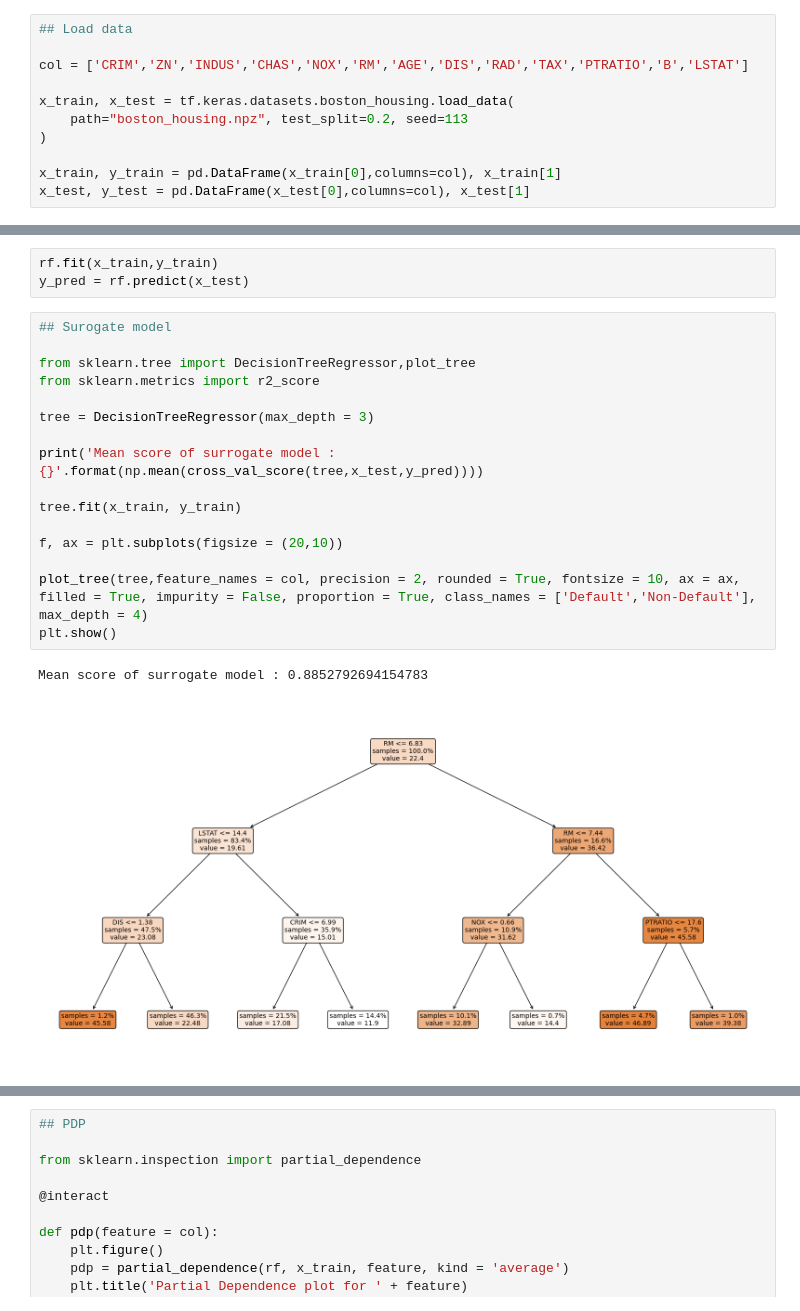
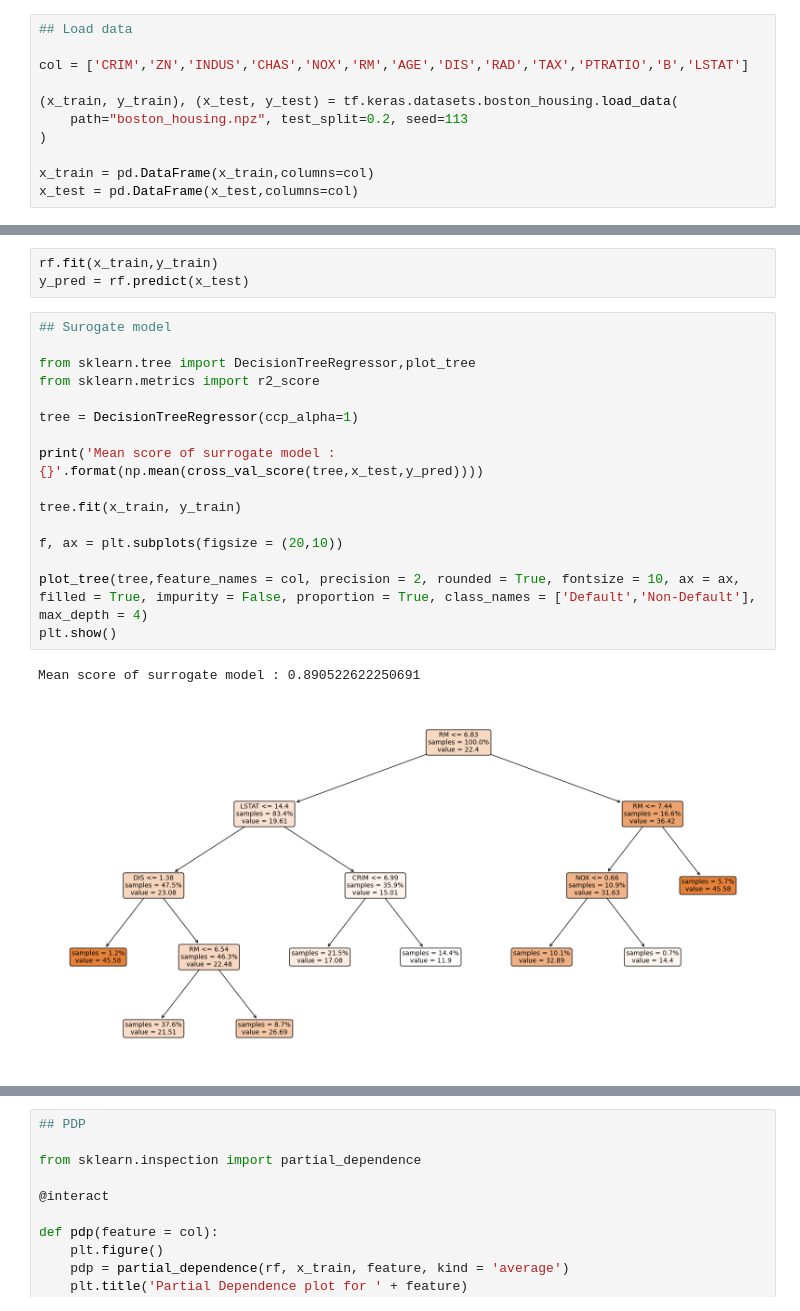
Before and after one commit to alexis-violeau/Explanability, a Jupyter notebook: notebook_test.ipynb, the cells around one changed output, grey strips where cells are left out. Drawn from its saved outputs; the diff is of its cells as text.

```diff
--- a/notebook_test.ipynb
+++ b/notebook_test.ipynb
@@ -12,12 +12,12 @@ from ipywidgets import interact, interact_manual
 
 col = ['CRIM','ZN','INDUS','CHAS','NOX','RM','AGE','DIS','RAD','TAX','PTRATIO','B','LSTAT']
 
-x_train, x_test = tf.keras.datasets.boston_housing.load_data(
+(x_train, y_train), (x_test, y_test) = tf.keras.datasets.boston_housing.load_data(
     path="boston_housing.npz", test_split=0.2, seed=113
 )
 
-x_train, y_train = pd.DataFrame(x_train[0],columns=col), x_train[1]
-x_test, y_test = pd.DataFrame(x_test[0],columns=col), x_test[1]
+x_train = pd.DataFrame(x_train,columns=col)
+x_test = pd.DataFrame(x_test,columns=col)
 # %% [markdown]
 CRIM     per capita crime rate by town \
 ZN       proportion of residential land zoned for lots over 25,000 sq.ft.\
@@ -64,22 +64,22 @@ y_pred = rf.predict(x_test)
 # %%
 ## Surogate model
 
 from sklearn.tree import DecisionTreeRegressor,plot_tree
 from sklearn.metrics import r2_score
 
-tree = DecisionTreeRegressor(max_depth = 3)
+tree = DecisionTreeRegressor(ccp_alpha=1)
 
 print('Mean score of surrogate model : {}'.format(np.mean(cross_val_score(tree,x_test,y_pred))))
 
 tree.fit(x_train, y_train)
 
 f, ax = plt.subplots(figsize = (20,10))
 
 plot_tree(tree,feature_names = col, precision = 2, rounded = True, fontsize = 10, ax = ax, filled = True, impurity = False, proportion = True, class_names = ['Default','Non-Default'], max_depth = 4)
 plt.show()
 # %% [output]
-Mean score of surrogate model : 0.8852792694154783
+Mean score of surrogate model : 0.890522622250691
-[figure, old version]
+[figure, new version]
 # %%
 ## Feature importance
 
```
Also changed, not shown: parts of 3 cells of this notebook.
